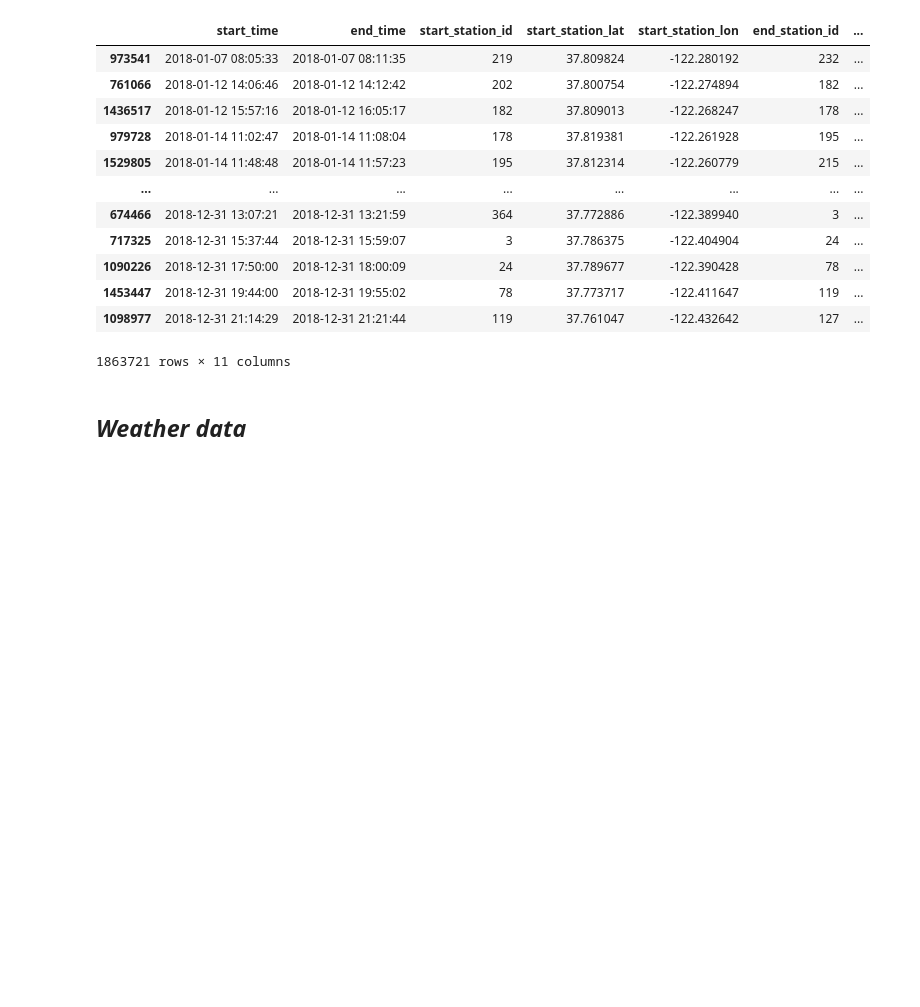
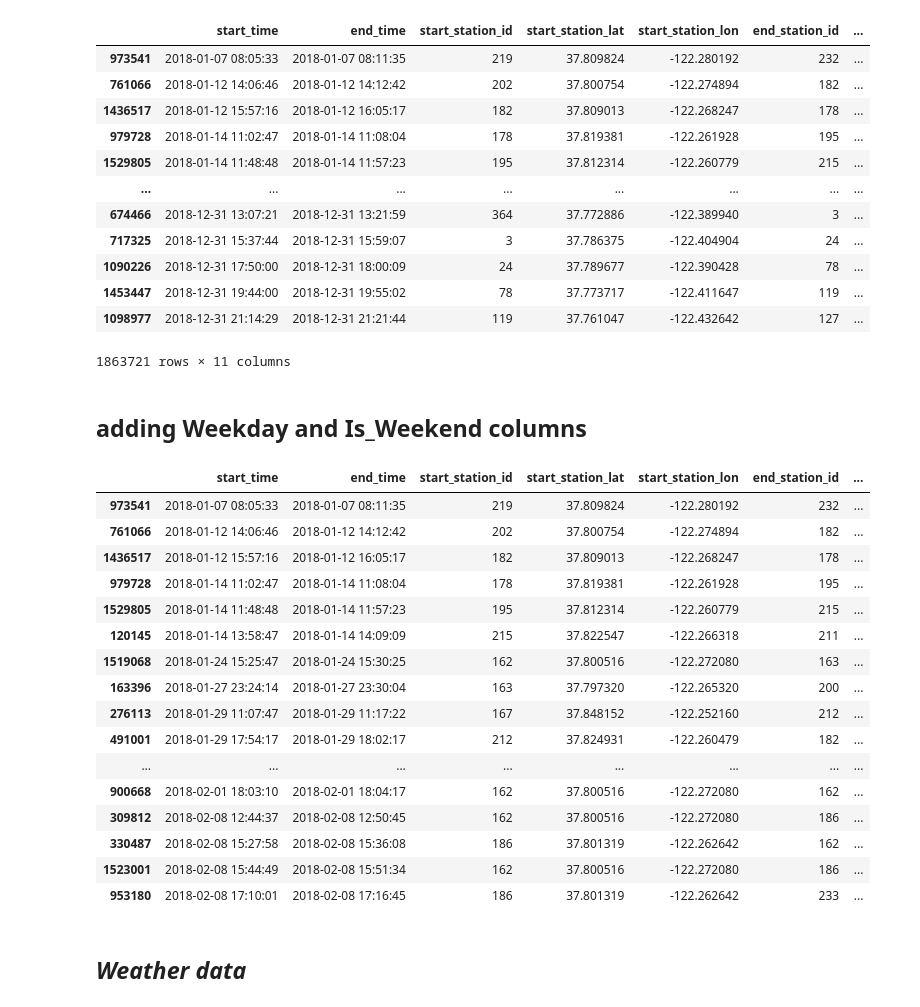
Before and after one commit to darebakdavca/Team_Project_DSML, a Jupyter notebook: Notebooks/3_Data_Preparation.ipynb, the cells around one changed output. Saved outputs shown, nothing was run; the diff lists cells and outputs as text; code cells hidden in the pictures; blank space fills up the shorter version.

Commit message:
added Weekday and Is_Weekend columns

```diff
--- a/Notebooks/3_Data_Preparation.ipynb
+++ b/Notebooks/3_Data_Preparation.ipynb
@@ -496,6 +486,30 @@ baywheels_df
 | 1453447 | 2018-12-31 19:44:00 | 2018-12-31 19:55:02 | 78 | 37.773717 | -122.411647 | 119 | ... |
 | 1098977 | 2018-12-31 21:14:29 | 2018-12-31 21:21:44 | 119 | 37.761047 | -122.432642 | 127 | ... |
 1863721 rows × 11 columns
+# %% [markdown]
+## adding Weekday and Is_Weekend columns
+# %%
+baywheels_df['Weekday'] = baywheels_df['start_time'].apply(lambda dt: dt.weekday())
+baywheels_df['Is_Weekday'] = baywheels_df['Weekday'].apply(lambda x: 1 if x > 4 else 0)
+baywheels_df.head(20)
+# %% [output]
+|  | start_time | end_time | start_station_id | start_station_lat | start_station_lon | end_station_id | ... |
+| 973541 | 2018-01-07 08:05:33 | 2018-01-07 08:11:35 | 219 | 37.809824 | -122.280192 | 232 | ... |
+| 761066 | 2018-01-12 14:06:46 | 2018-01-12 14:12:42 | 202 | 37.800754 | -122.274894 | 182 | ... |
+| 1436517 | 2018-01-12 15:57:16 | 2018-01-12 16:05:17 | 182 | 37.809013 | -122.268247 | 178 | ... |
+| 979728 | 2018-01-14 11:02:47 | 2018-01-14 11:08:04 | 178 | 37.819381 | -122.261928 | 195 | ... |
+| 1529805 | 2018-01-14 11:48:48 | 2018-01-14 11:57:23 | 195 | 37.812314 | -122.260779 | 215 | ... |
+| 120145 | 2018-01-14 13:58:47 | 2018-01-14 14:09:09 | 215 | 37.822547 | -122.266318 | 211 | ... |
+| 1519068 | 2018-01-24 15:25:47 | 2018-01-24 15:30:25 | 162 | 37.800516 | -122.272080 | 163 | ... |
+| 163396 | 2018-01-27 23:24:14 | 2018-01-27 23:30:04 | 163 | 37.797320 | -122.265320 | 200 | ... |
+| 276113 | 2018-01-29 11:07:47 | 2018-01-29 11:17:22 | 167 | 37.848152 | -122.252160 | 212 | ... |
+| 491001 | 2018-01-29 17:54:17 | 2018-01-29 18:02:17 | 212 | 37.824931 | -122.260479 | 182 | ... |
+| ... | ... | ... | ... | ... | ... | ... | ... |
+| 900668 | 2018-02-01 18:03:10 | 2018-02-01 18:04:17 | 162 | 37.800516 | -122.272080 | 162 | ... |
+| 309812 | 2018-02-08 12:44:37 | 2018-02-08 12:50:45 | 162 | 37.800516 | -122.272080 | 186 | ... |
+| 330487 | 2018-02-08 15:27:58 | 2018-02-08 15:36:08 | 186 | 37.801319 | -122.262642 | 162 | ... |
+| 1523001 | 2018-02-08 15:44:49 | 2018-02-08 15:51:34 | 162 | 37.800516 | -122.272080 | 186 | ... |
+| 953180 | 2018-02-08 17:10:01 | 2018-02-08 17:16:45 | 186 | 37.801319 | -122.262642 | 233 | ... |
 # %% [markdown]
 ## *Weather data*
 # %%
```
Also changed, not shown: parts of 3 cells of this notebook.
